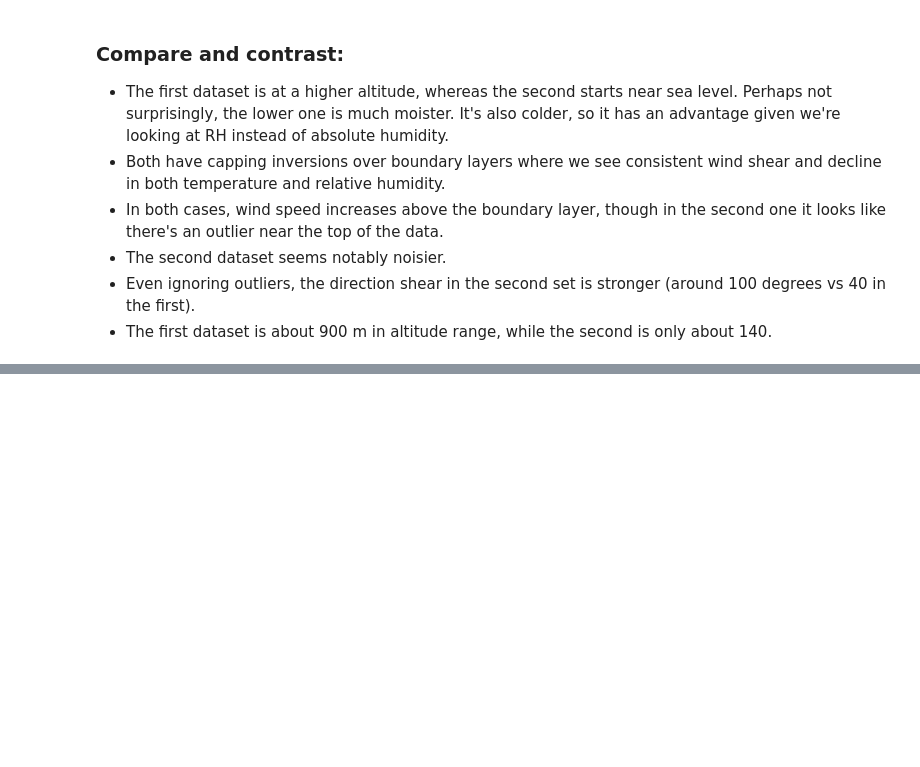
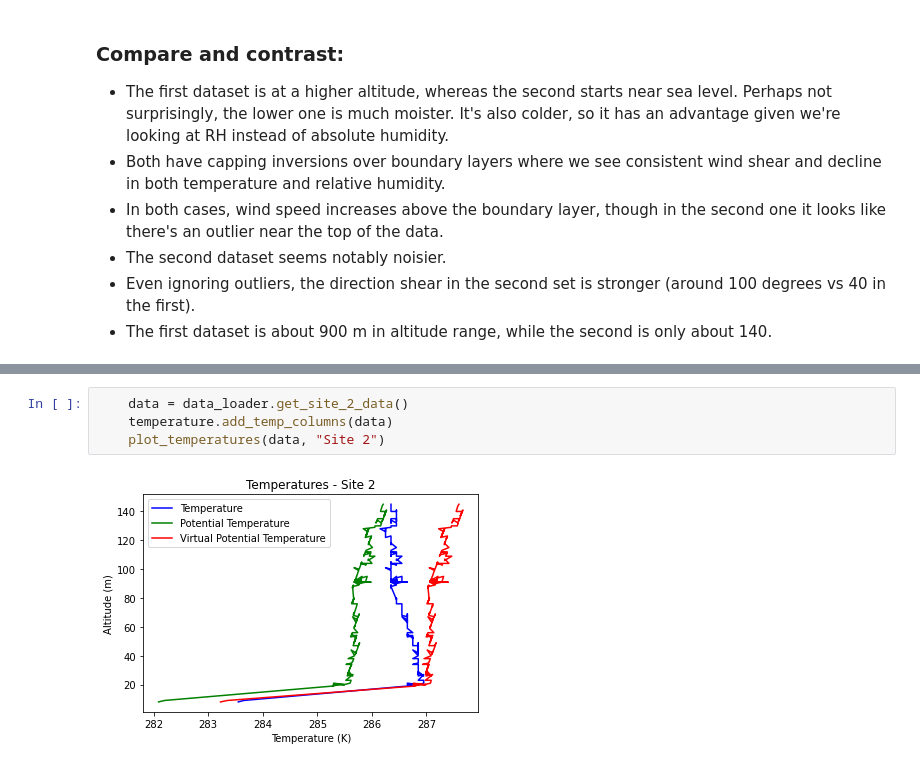
Before and after one commit to adair-kovac/TetheredBalloon-7710, a Jupyter notebook: notebooks/Homework #4.ipynb, the cells around one changed output, grey strips where cells are left out. Drawn from its saved outputs; the diff is of its cells as text; blank space fills up the shorter version.

```diff
--- a/notebooks/Homework #4.ipynb
+++ b/notebooks/Homework #4.ipynb
@@ -45,0 +59,6 @@ plot_dataframe(site2, "Site 2")
+# %%
+    data = data_loader.get_site_2_data()
+    temperature.add_temp_columns(data)
+    plot_temperatures(data, "Site 2")
+# %% [output]
+[figure, added]
```
Also changed, not shown: parts of 3 cells of this notebook, 4 other files.
